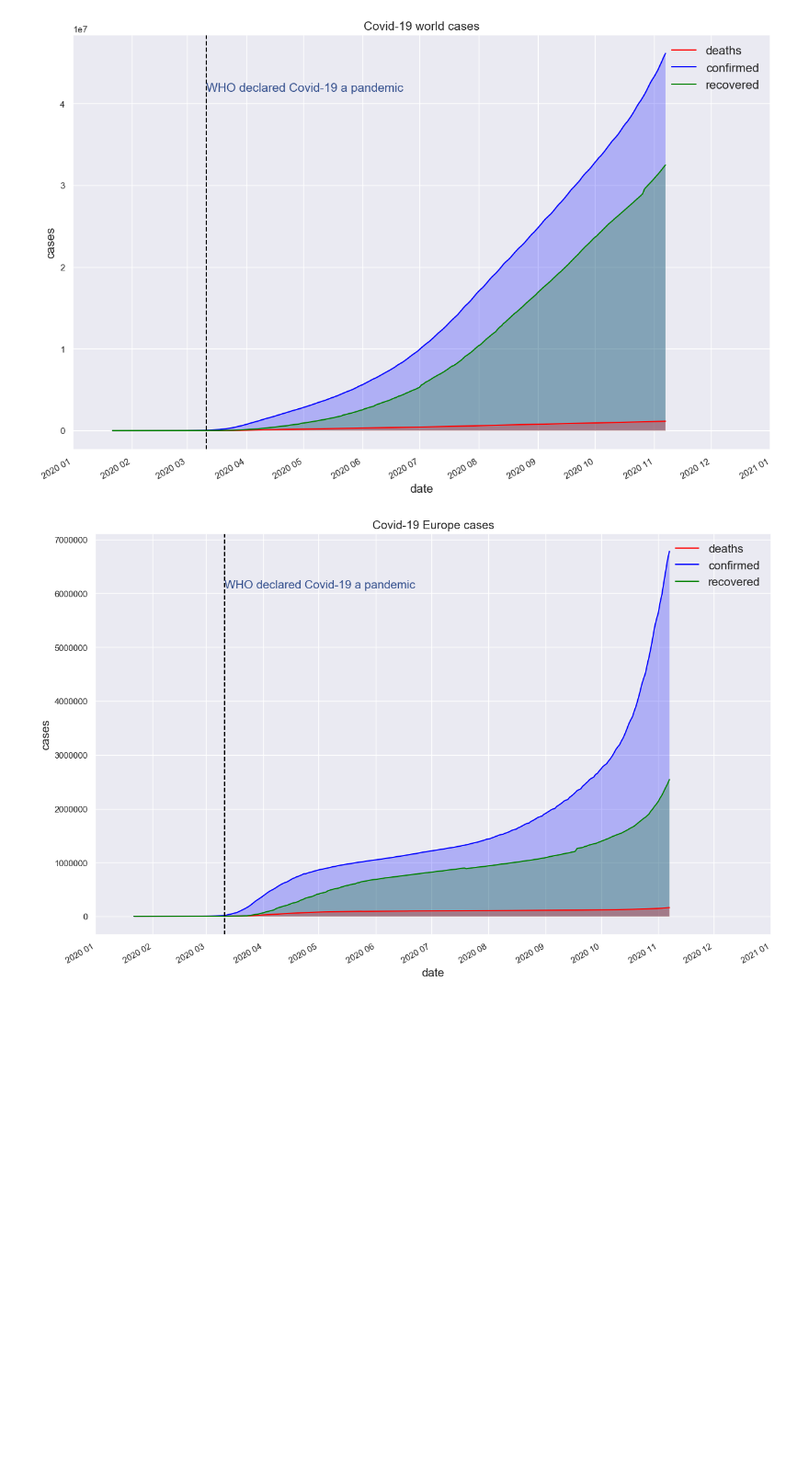
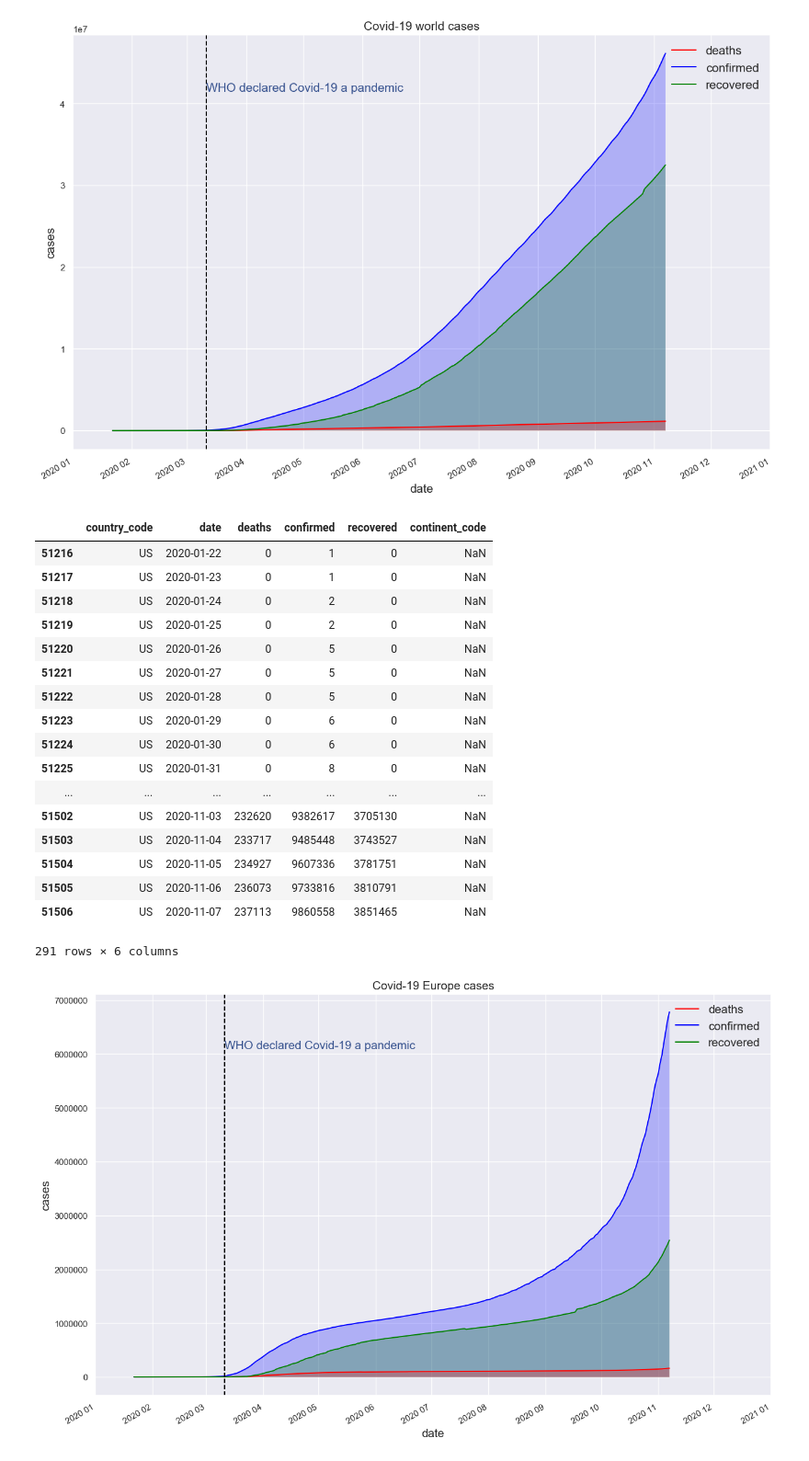
Before and after one commit to nbuzzano/challenge-01, a Jupyter notebook: assessment03/notebooks/covid-analysis.ipynb, the cells around one changed output. Shown at 92% size. Cells and saved outputs as stored; diff of their text form; code cells hidden in the pictures; blank space fills up the shorter version.

```diff
--- a/assessment03/notebooks/covid-analysis.ipynb
+++ b/assessment03/notebooks/covid-analysis.ipynb
@@ -111,6 +111,28 @@ covid_recovered = covid_by_date.recovered
 covid_lineplot(covid_deaths, covid_confirmed, covid_recovered, 'Covid-19 world cases')
 # %% [output]
 [figure]
+# %%
+
+df_covid_cases[df_covid_cases.country_code=='US']
+# %% [output]
+|  | country_code | date | deaths | confirmed | recovered | continent_code |
+| 51216 | US | 2020-01-22 | 0 | 1 | 0 | NaN |
+| 51217 | US | 2020-01-23 | 0 | 1 | 0 | NaN |
+| 51218 | US | 2020-01-24 | 0 | 2 | 0 | NaN |
+| 51219 | US | 2020-01-25 | 0 | 2 | 0 | NaN |
+| 51220 | US | 2020-01-26 | 0 | 5 | 0 | NaN |
+| 51221 | US | 2020-01-27 | 0 | 5 | 0 | NaN |
+| 51222 | US | 2020-01-28 | 0 | 5 | 0 | NaN |
+| 51223 | US | 2020-01-29 | 0 | 6 | 0 | NaN |
+| 51224 | US | 2020-01-30 | 0 | 6 | 0 | NaN |
+| 51225 | US | 2020-01-31 | 0 | 8 | 0 | NaN |
+| ... | ... | ... | ... | ... | ... | ... |
+| 51502 | US | 2020-11-03 | 232620 | 9382617 | 3705130 | NaN |
+| 51503 | US | 2020-11-04 | 233717 | 9485448 | 3743527 | NaN |
+| 51504 | US | 2020-11-05 | 234927 | 9607336 | 3781751 | NaN |
+| 51505 | US | 2020-11-06 | 236073 | 9733816 | 3810791 | NaN |
+| 51506 | US | 2020-11-07 | 237113 | 9860558 | 3851465 | NaN |
+291 rows × 6 columns
 # %%
 def look_continent_name(key):
     for i in range(0,len(df_continents)):
```
Also changed, not shown: parts of 8 cells of this notebook, 4 other files.
